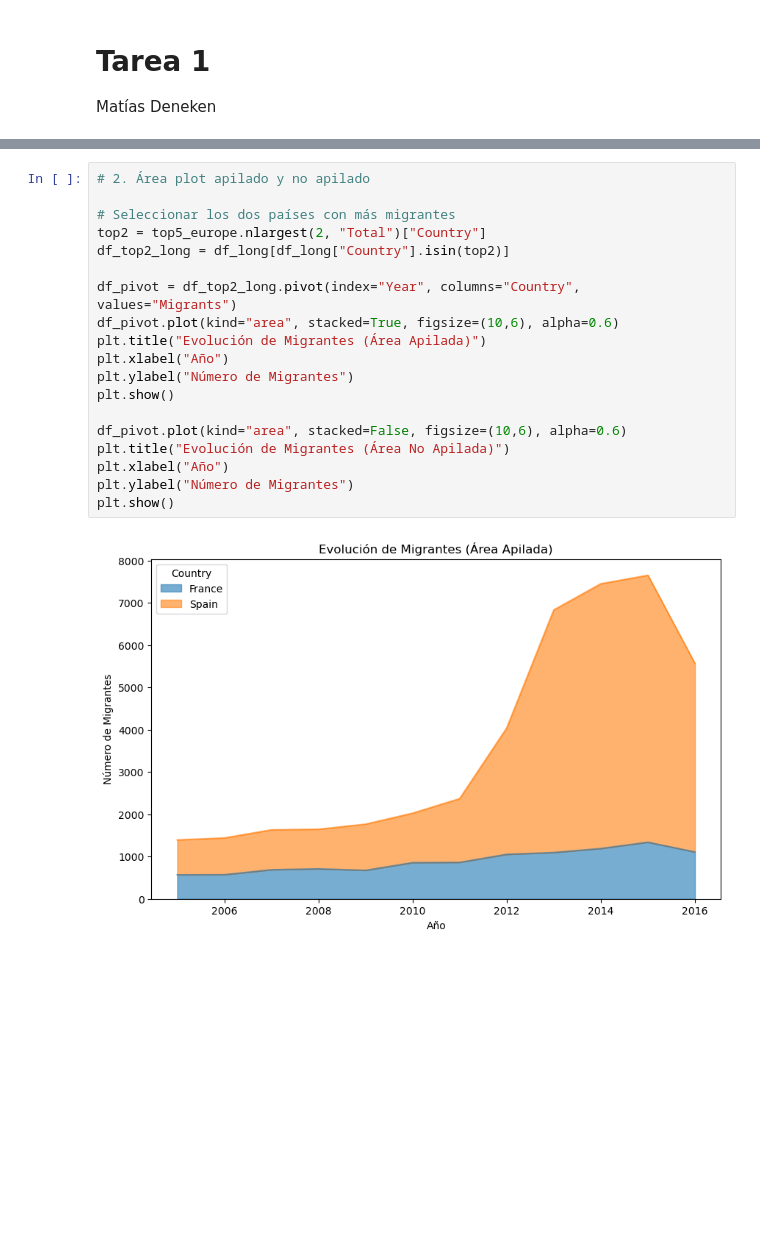
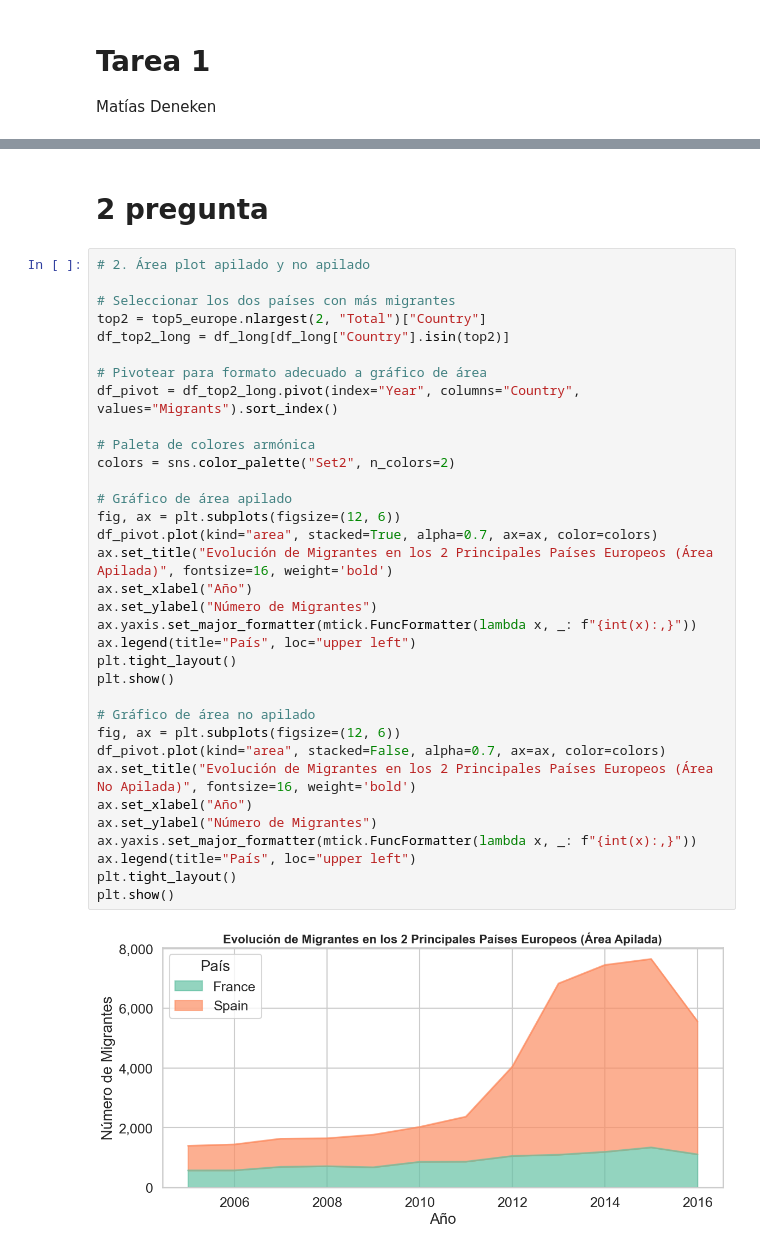
Before and after one commit to matdknu/dataviz-maci, a Jupyter notebook: task1/task1-deneken.ipynb, the cells around one changed output, grey strips where cells are left out. Drawn from its saved outputs; the diff is of its cells as text; blank space fills up the shorter version.

```diff
--- a/task1/task1-deneken.ipynb
+++ b/task1/task1-deneken.ipynb
@@ -63,21 +90,38 @@ AttributeError: Can only use .str accessor with string values!
+# %% [markdown]
+# 2 pregunta
 # %%
 # 2. Área plot apilado y no apilado
 
 # Seleccionar los dos países con más migrantes
 top2 = top5_europe.nlargest(2, "Total")["Country"]
 df_top2_long = df_long[df_long["Country"].isin(top2)]
 
-df_pivot = df_top2_long.pivot(index="Year", columns="Country", values="Migrants")
-df_pivot.plot(kind="area", stacked=True, figsize=(10,6), alpha=0.6)
-plt.title("Evolución de Migrantes (Área Apilada)")
-plt.xlabel("Año")
-plt.ylabel("Número de Migrantes")
+# Pivotear para formato adecuado a gráfico de área
+df_pivot = df_top2_long.pivot(index="Year", columns="Country", values="Migrants").sort_index()
+
+# Paleta de colores armónica
+colors = sns.color_palette("Set2", n_colors=2)
+
+# Gráfico de área apilado
+fig, ax = plt.subplots(figsize=(12, 6))
+df_pivot.plot(kind="area", stacked=True, alpha=0.7, ax=ax, color=colors)
+ax.set_title("Evolución de Migrantes en los 2 Principales Países Europeos (Área Apilada)", fontsize=16, weight='bold')
+ax.set_xlabel("Año")
+ax.set_ylabel("Número de Migrantes")
+ax.yaxis.set_major_formatter(mtick.FuncFormatter(lambda x, _: f"{int(x):,}"))
+ax.legend(title="País", loc="upper left")
+plt.tight_layout()
 plt.show()
 
-df_pivot.plot(kind="area", stacked=False, figsize=(10,6), alpha=0.6)
-plt.title("Evolución de Migrantes (Área No Apilada)")
-plt.xlabel("Año")
-plt.ylabel("Número de Migrantes")
+# Gráfico de área no apilado
+fig, ax = plt.subplots(figsize=(12, 6))
+df_pivot.plot(kind="area", stacked=False, alpha=0.7, ax=ax, color=colors)
+ax.set_title("Evolución de Migrantes en los 2 Principales Países Europeos (Área No Apilada)", fontsize=16, weight='bold')
+ax.set_xlabel("Año")
+ax.set_ylabel("Número de Migrantes")
+ax.yaxis.set_major_formatter(mtick.FuncFormatter(lambda x, _: f"{int(x):,}"))
+ax.legend(title="País", loc="upper left")
+plt.tight_layout()
 plt.show()
 # %% [output]
-[figure, old version]
+[figure, new version]
```
Also changed, not shown: parts of 13 cells of this notebook.
